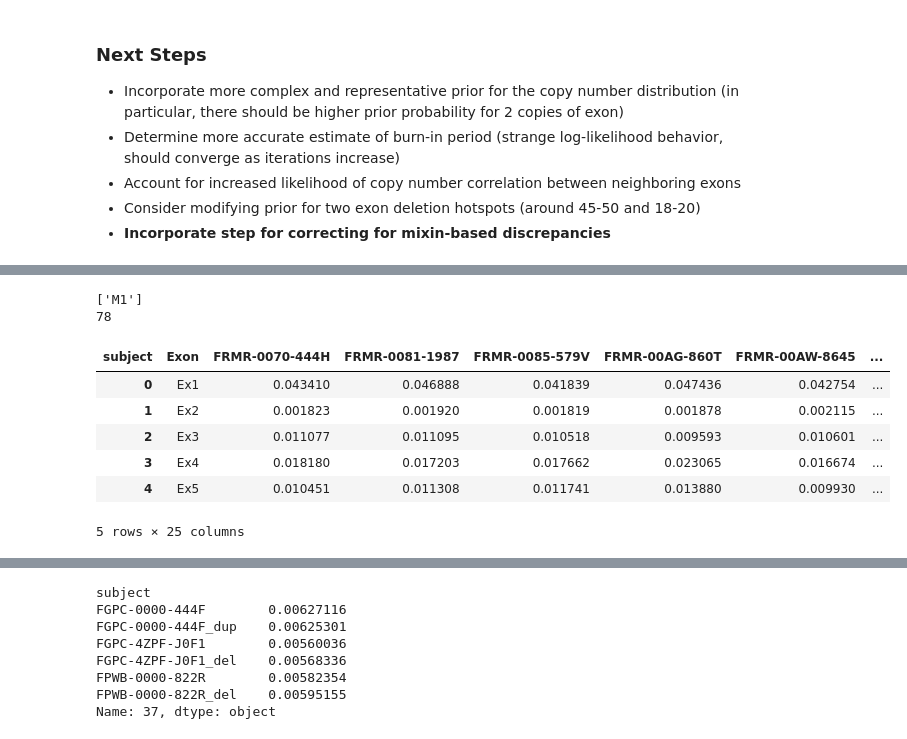
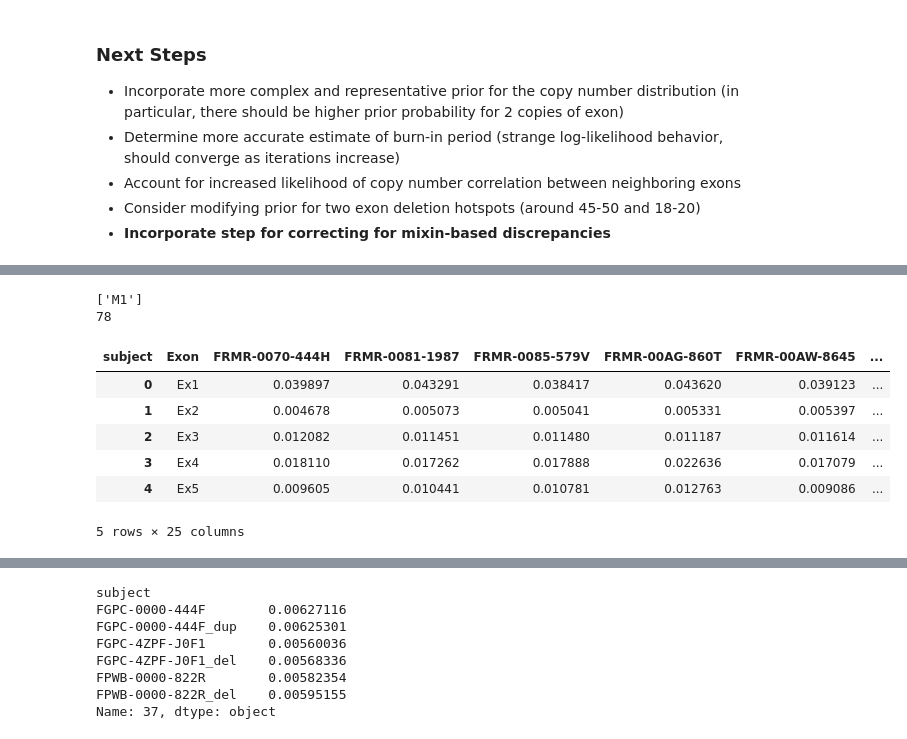
Before and after one commit to vkozareva/geneCNV, a Jupyter notebook: notebooks/tso_tsid_investigation.ipynb, the cells around one changed output, grey strips where cells are left out. Saved outputs shown, nothing was run; the diff lists cells and outputs as text; code cells hidden in the pictures.

```diff
--- a/notebooks/tso_tsid_investigation.ipynb
+++ b/notebooks/tso_tsid_investigation.ipynb
@@ -225,8 +225,12 @@ coverage_df.is_rerun.values == False
 coverage_df = coverage_df[coverage_df.is_rerun == False]
 coverage_df.drop('is_rerun', axis=1, inplace=True)
 coverage_df.index.name = None
+# convert dates to datetime
 coverage_df.date_modified = pd.to_datetime(coverage_df.date_modified, unit='s')
 coverage_df['date'] = coverage_df.date_modified.dt.date
+# get tsid/tso ratio
+coverage_df['tsid_ratio'] = coverage_df.TSID_only / (coverage_df.TSID_only + coverage_df.TSO_only)
+# split by gender
 coverage_df_f = coverage_df[coverage_df.gender == 'F']
 coverage_df_m = coverage_df[coverage_df.gender == 'M']
 # only females in RMA
@@ -523,20 +741,21 @@ def generate_gibbs_df(cnv_support, X_probs, data=None, cnv=None, total_reads=500
 # %%
 # use RMA samples for initial intensity vector -- note that all RMA individuals used the M1 mixin panel
 # this is only the females in RMA
 print coverage_df_RMA.sequencer.unique()
-RMA_norm = reshape_df(coverage_df_RMA, include_stats=True)
+rma_ex = coverage_df_RMA[gibbs_columns]
+RMA_norm = reshape_df(rma_ex, include_stats=True)
 RMA_norm.head()
 X_probs = np.array(RMA_norm.Mean)
 print len(X_probs)
 X_probs
 RMA_norm.head()
 # %% [output]
 ['M1']
 78
 | subject | Exon | FRMR-0070-444H | FRMR-0081-1987 | FRMR-0085-579V | FRMR-00AG-860T | FRMR-00AW-8645 | ... |
-| 0 | Ex1 | 0.043410 | 0.046888 | 0.041839 | 0.047436 | 0.042754 | ... |
-| 1 | Ex2 | 0.001823 | 0.001920 | 0.001819 | 0.001878 | 0.002115 | ... |
-| 2 | Ex3 | 0.011077 | 0.011095 | 0.010518 | 0.009593 | 0.010601 | ... |
-| 3 | Ex4 | 0.018180 | 0.017203 | 0.017662 | 0.023065 | 0.016674 | ... |
-| 4 | Ex5 | 0.010451 | 0.011308 | 0.011741 | 0.013880 | 0.009930 | ... |
+| 0 | Ex1 | 0.039897 | 0.043291 | 0.038417 | 0.043620 | 0.039123 | ... |
+| 1 | Ex2 | 0.004678 | 0.005073 | 0.005041 | 0.005331 | 0.005397 | ... |
+| 2 | Ex3 | 0.012082 | 0.011451 | 0.011480 | 0.011187 | 0.011614 | ... |
+| 3 | Ex4 | 0.018110 | 0.017262 | 0.017888 | 0.022636 | 0.017079 | ... |
+| 4 | Ex5 | 0.009605 | 0.010441 | 0.010781 | 0.012763 | 0.009086 | ... |
 5 rows × 25 columns
```
Also changed, not shown: parts of 52 cells of this notebook, 1 other file.
